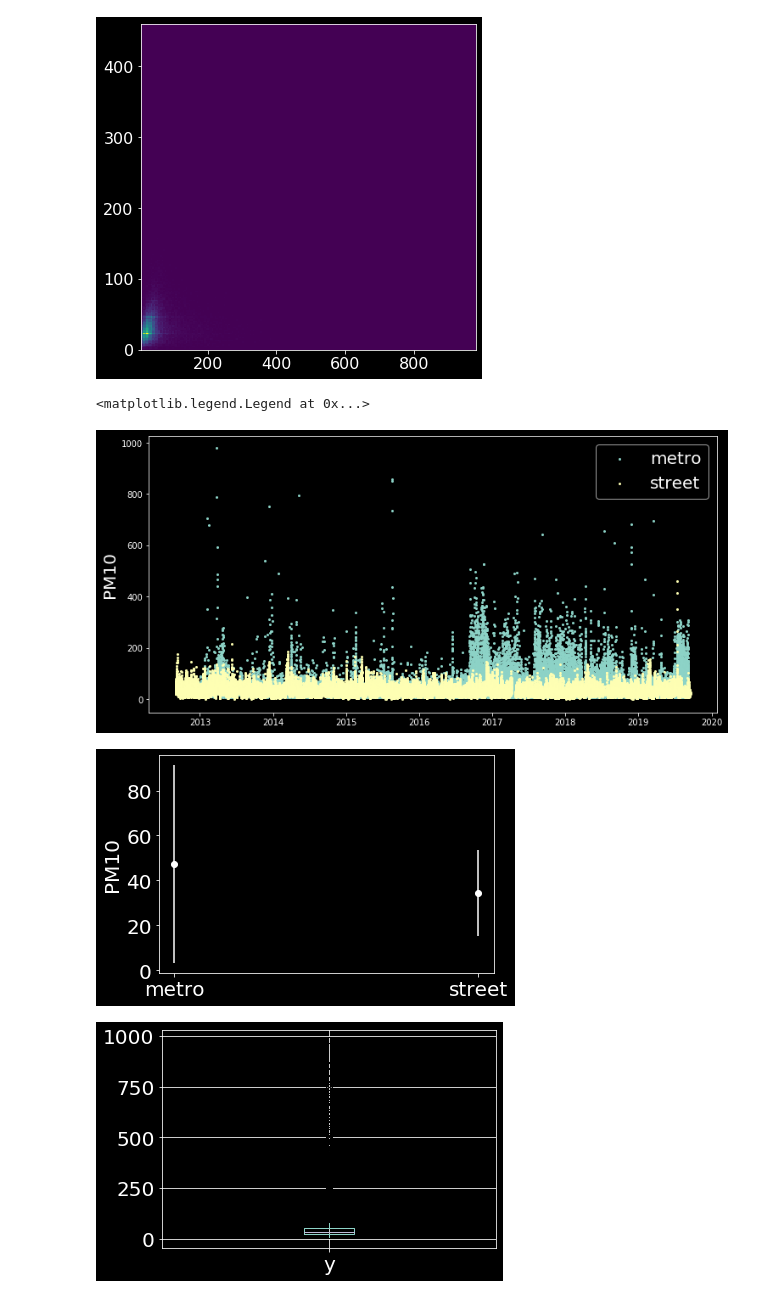
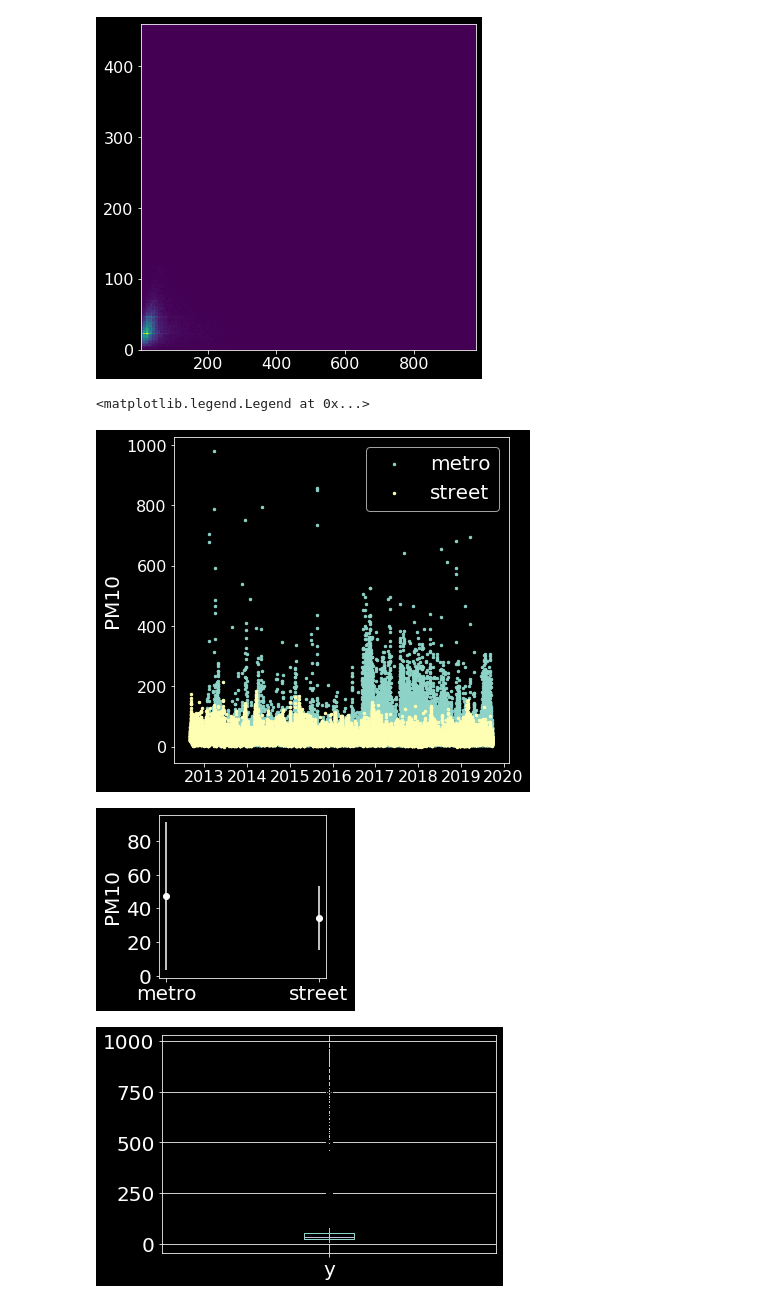
Before and after one commit to aety/insight, a Jupyter notebook: RATP/air/pickleToData_metroVsStreet.ipynb, the cells around one changed output. Drawn from its saved outputs; the diff is of its cells as text; code cells hidden in the pictures.

```diff
--- a/RATP/air/pickleToData_metroVsStreet.ipynb
+++ b/RATP/air/pickleToData_metroVsStreet.ipynb
@@ -56,23 +56,23 @@ hist2dArr = plt.hist2d(df_merge['y_x'], df_merge['y_y'], bins=220)  # sqrt(48333
 # %%
 import matplotlib.pyplot as plt
 pd.plotting.register_matplotlib_converters() # this resolves some issues with data type
 
 plt.style.use('dark_background')
 #from matplotlib import rcParams
 #rcParams['font.family'] = 'sans-serif'
 #rcParams['font.sans-serif'] = ['Tahoma']
 
-plt.figure(figsize=(12, 6))
-plt.scatter(df1.ds,df1.y,4)
-plt.scatter(df2.ds,df2.y,4)
+plt.figure(figsize=(6, 6))
+plt.scatter(df1.ds,df1.y,6)
+plt.scatter(df2.ds,df2.y,6)
 plt.ylabel('PM10',fontsize=20)
 plt.legend(['metro','street'],fontsize=20)
 #plt.savefig('pickleToData_plotComparison.png',transparent=True)
 #plt.ylim(0, 1000)
 #plt.savefig('pickleToData_plotComparison_zoom.png',transparent=True)
 # %% [output]
 <matplotlib.legend.Legend at 0x...>
-[figure, old version]
+[figure, new version]
 # %%
 # plot mean +- std
 #plt.style.use('dark_background')
@@ -89,14 +89,14 @@ mn2 = pd.DataFrame.min(df2.y)
 x = [1,2]
 y = [m1,m2]
 dy = [s1,s2]
+plt.figure(figsize=(3,3))
 plt.errorbar(x, y, yerr=dy, fmt='ow');
-
 plt.ylabel('PM10',fontsize=20)
 plt.yticks(fontsize=20)
 plt.xticks(ticks=[1,2], labels=['metro','street'],fontsize=20)
 plt.savefig('pickleToData_plotComparison_summary.png',transparent=True)
 # %% [output]
-[figure, old version]
+[figure, new version]
 # %%
 plt.figure(1)
 boxplot = df1.boxplot(column=['y'],fontsize=20)
```
Also changed, not shown: parts of 3 cells of this notebook, 3 other files.
